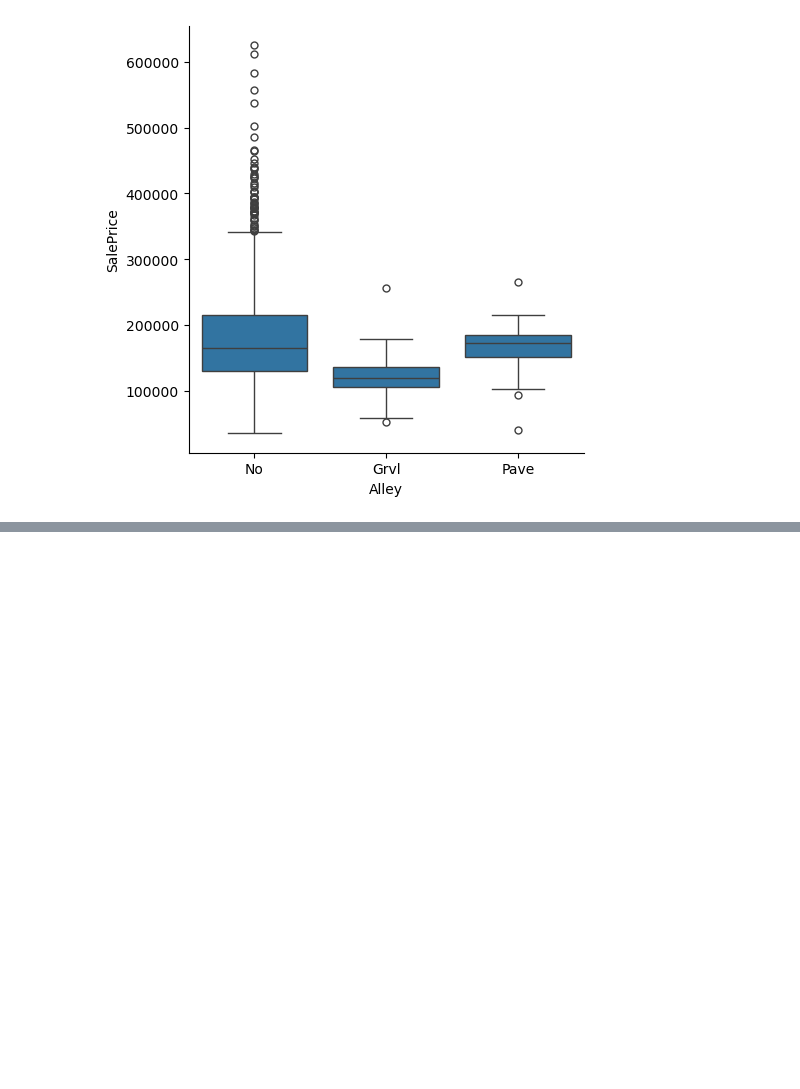
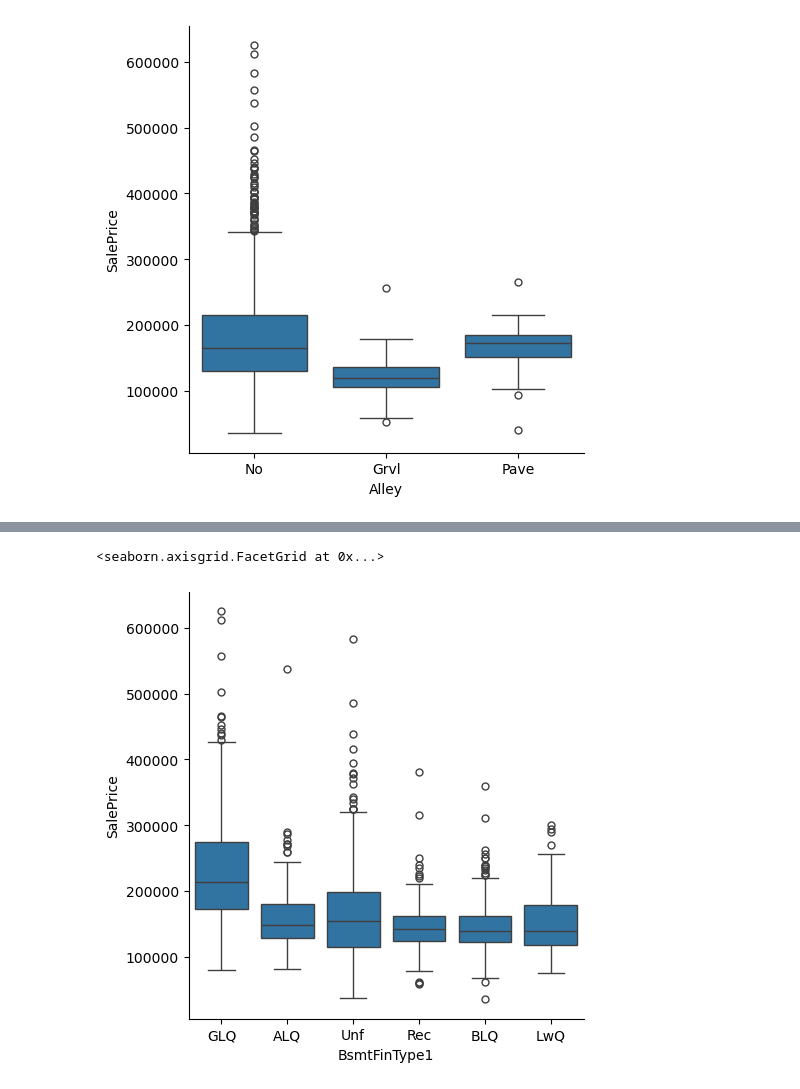
Before and after one commit to JianiZhao0321/house_price_prediction, a Jupyter notebook: processing.ipynb, the cells around one changed output, grey strips where cells are left out. Saved outputs shown, nothing was run; the diff lists cells and outputs as text; code cells hidden in the pictures; blank space fills up the shorter version.

```diff
--- a/processing.ipynb
+++ b/processing.ipynb
@@ -621,0 +780,5 @@ Length: 81, dtype: int64
+# %%
+# handling LotFrontage(numerical missing values)
+
+train_df['LotFrontage'].fillna(0, inplace=True)
+test_df['LotFrontage'].fillna(0, inplace=True)
@@ -621,0 +802,3 @@ Length: 81, dtype: int64
+# %%
+train_df['BsmtFinType1'].fillna('Unf', inplace=True)
+test_df['BsmtFinType1'].fillna('Unf', inplace=True)
@@ -621,0 +818,5 @@ Length: 81, dtype: int64
+# %%
+sns.catplot(data=train_df, x='BsmtFinType1', y='SalePrice', kind='box')
+# %% [output]
+<seaborn.axisgrid.FacetGrid at 0x...>
+[figure, added]
```
Also changed, not shown: parts of 80 cells of this notebook.
